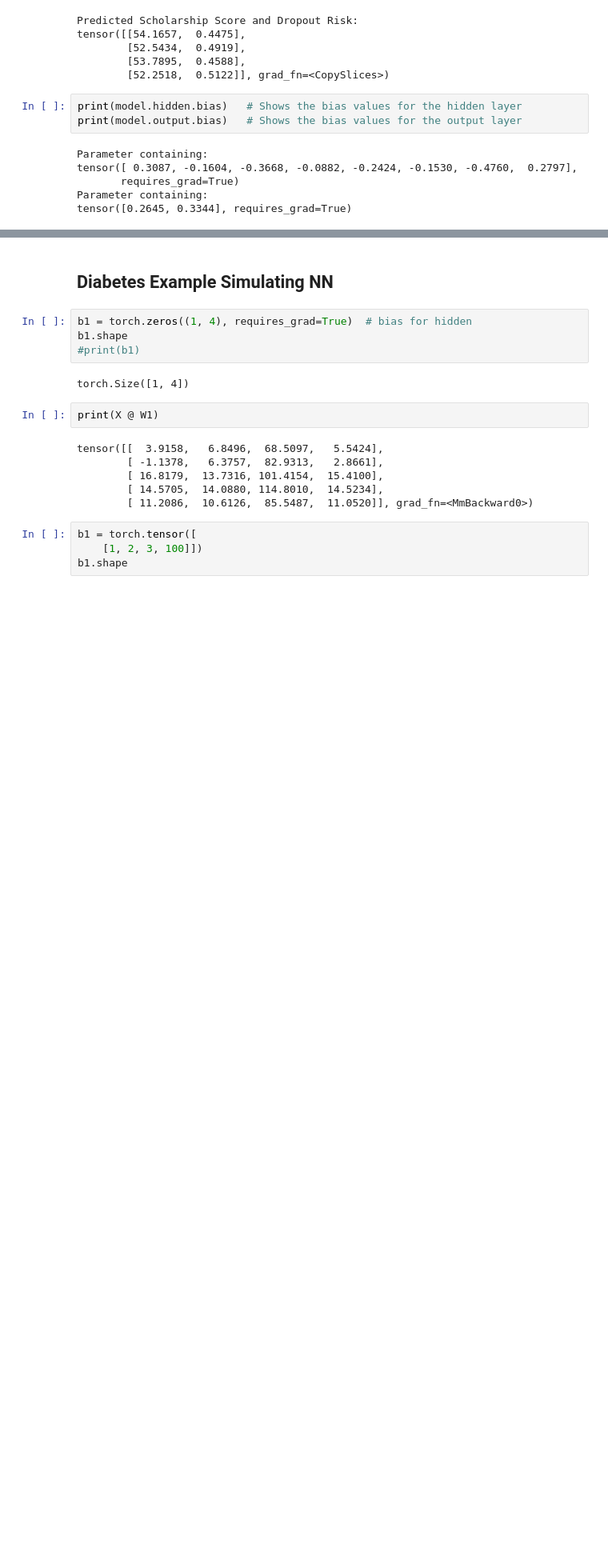
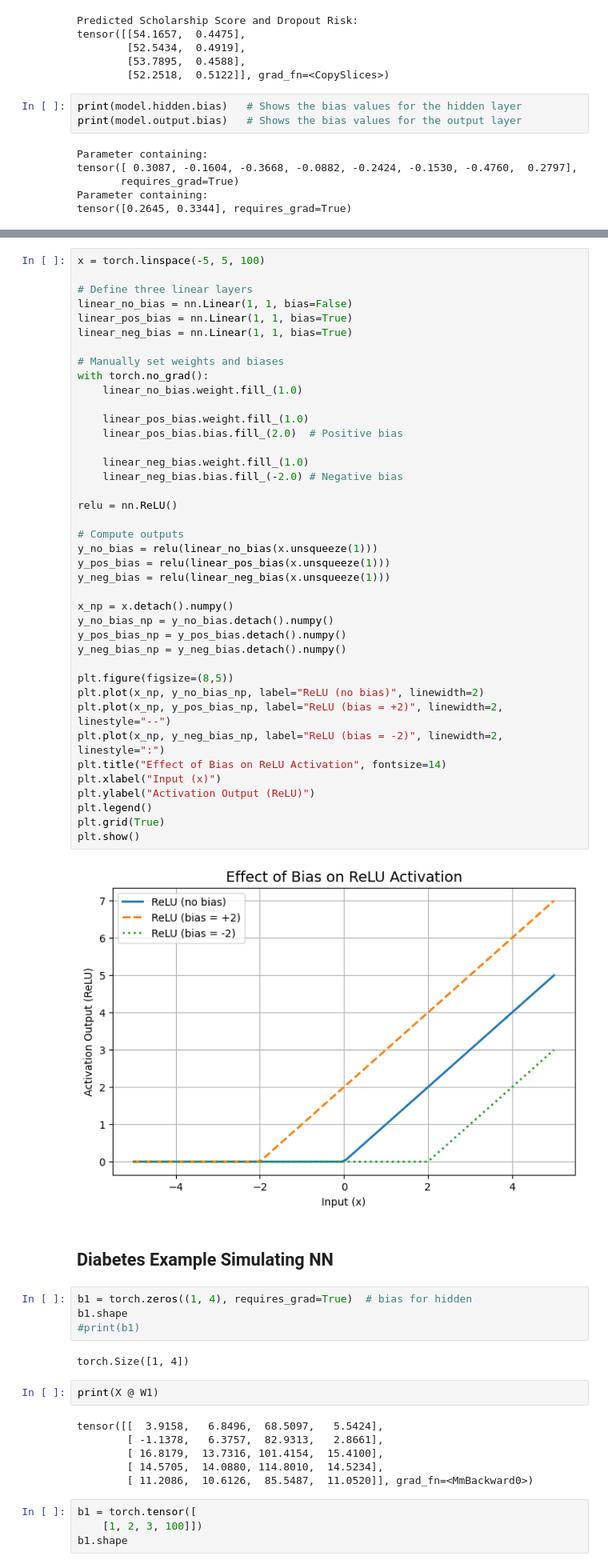
Before and after one commit to L-ansari/Pytorch, a Jupyter notebook: Exercises/Essentials:Foundations/Simulating_Scratch_NNs.ipynb, the cells around one changed output, grey strips where cells are left out. Shown: that part at 80% size. Drawn from its saved outputs; the diff is of its cells as text; blank space fills up the shorter version.

```diff
--- a/Exercises/Essentials:Foundations/Simulating_Scratch_NNs.ipynb
+++ b/Exercises/Essentials:Foundations/Simulating_Scratch_NNs.ipynb
@@ -231,3 +243,45 @@ Output WITHOUT bias: 1.0
+# %%
+x = torch.linspace(-5, 5, 100)
+
+# Define three linear layers
+linear_no_bias = nn.Linear(1, 1, bias=False)
+linear_pos_bias = nn.Linear(1, 1, bias=True)
+linear_neg_bias = nn.Linear(1, 1, bias=True)
+
+# Manually set weights and biases
+with torch.no_grad():
+    linear_no_bias.weight.fill_(1.0)
+
+    linear_pos_bias.weight.fill_(1.0)
+    linear_pos_bias.bias.fill_(2.0)  # Positive bias
+
+    linear_neg_bias.weight.fill_(1.0)
+    linear_neg_bias.bias.fill_(-2.0) # Negative bias
+
+relu = nn.ReLU()
+
+# Compute outputs
+y_no_bias = relu(linear_no_bias(x.unsqueeze(1)))
+y_pos_bias = relu(linear_pos_bias(x.unsqueeze(1)))
+y_neg_bias = relu(linear_neg_bias(x.unsqueeze(1)))
+
+x_np = x.detach().numpy()
+y_no_bias_np = y_no_bias.detach().numpy()
+y_pos_bias_np = y_pos_bias.detach().numpy()
+y_neg_bias_np = y_neg_bias.detach().numpy()
+
+plt.figure(figsize=(8,5))
+plt.plot(x_np, y_no_bias_np, label="ReLU (no bias)", linewidth=2)
+plt.plot(x_np, y_pos_bias_np, label="ReLU (bias = +2)", linewidth=2, linestyle="--")
+plt.plot(x_np, y_neg_bias_np, label="ReLU (bias = -2)", linewidth=2, linestyle=":")
+plt.title("Effect of Bias on ReLU Activation", fontsize=14)
+plt.xlabel("Input (x)")
+plt.ylabel("Activation Output (ReLU)")
+plt.legend()
+plt.grid(True)
+plt.show()
+# %% [output]
+[figure, added]
 # %% [markdown]
 ##  Diabetes Example Simulating NN
 # %%
```
Also changed, not shown: parts of 5 cells of this notebook.
